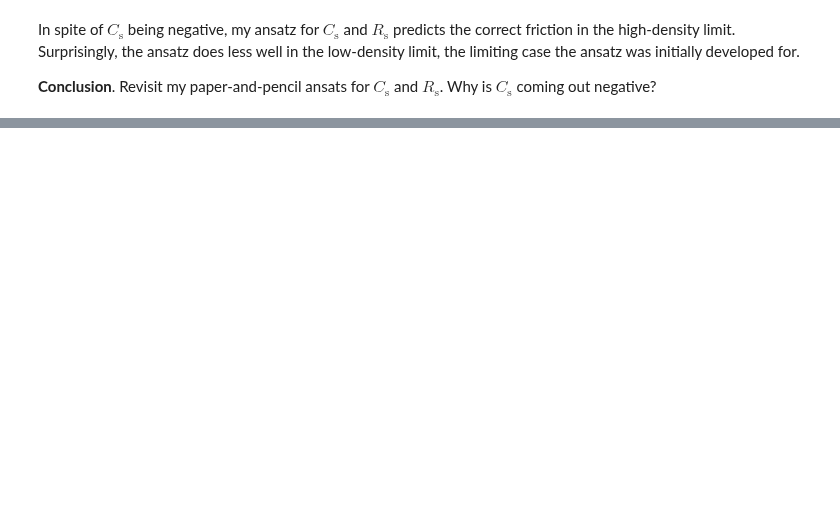
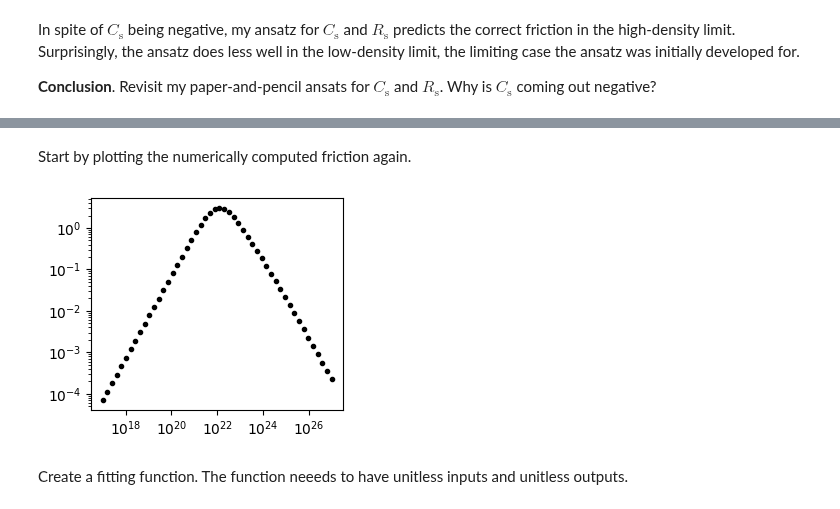
Before and after one commit to Marohn-Group/dissipationtheory, a Jupyter notebook: development/dissipation-theory--Study-11.ipynb, the cells around one changed output, grey strips where cells are left out. Drawn from its saved outputs; the diff is of its cells as text; code cells hidden in the pictures; blank space fills up the shorter version.

```diff
--- a/development/dissipation-theory--Study-11.ipynb
+++ b/development/dissipation-theory--Study-11.ipynb
@@ -197,0 +304,13 @@ In spite of $C_{\mathrm{s}}$ being negative, my ansatz for $C_{\mathrm{s}}$ and
+# %%
+xfit = result1['rho'].to('1/m^3').magnitude
+yfit = result1['gamma'].to('pN s/m').magnitude
+# %% [markdown]
+Start by plotting the numerically computed friction again.
+# %%
+fig = plt.figure(figsize=(3.25, 2.75))
+plt.loglog(xfit, yfit, 'k.')
+plt.show()
+# %% [output]
+[figure, added]
+# %% [markdown]
+Create a fitting function.  The function neeeds to have unitless inputs and unitless outputs.
```
Also changed, not shown: parts of 92 cells of this notebook, 28 other files.
